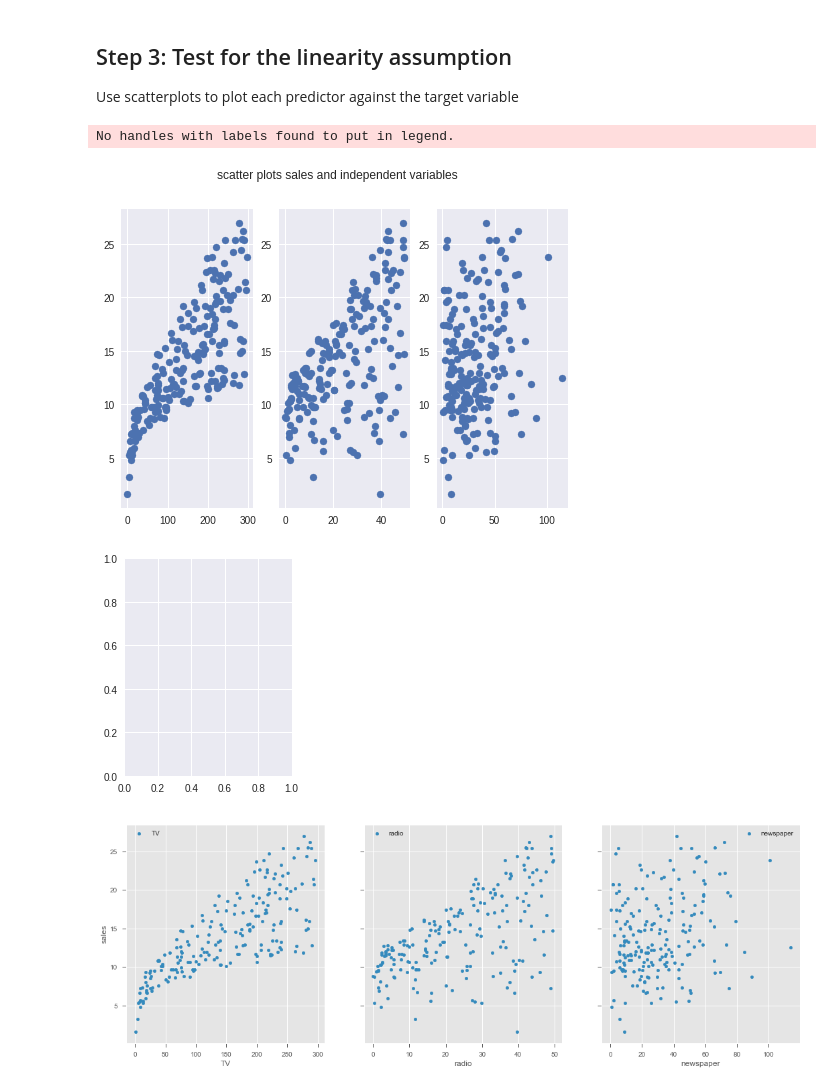
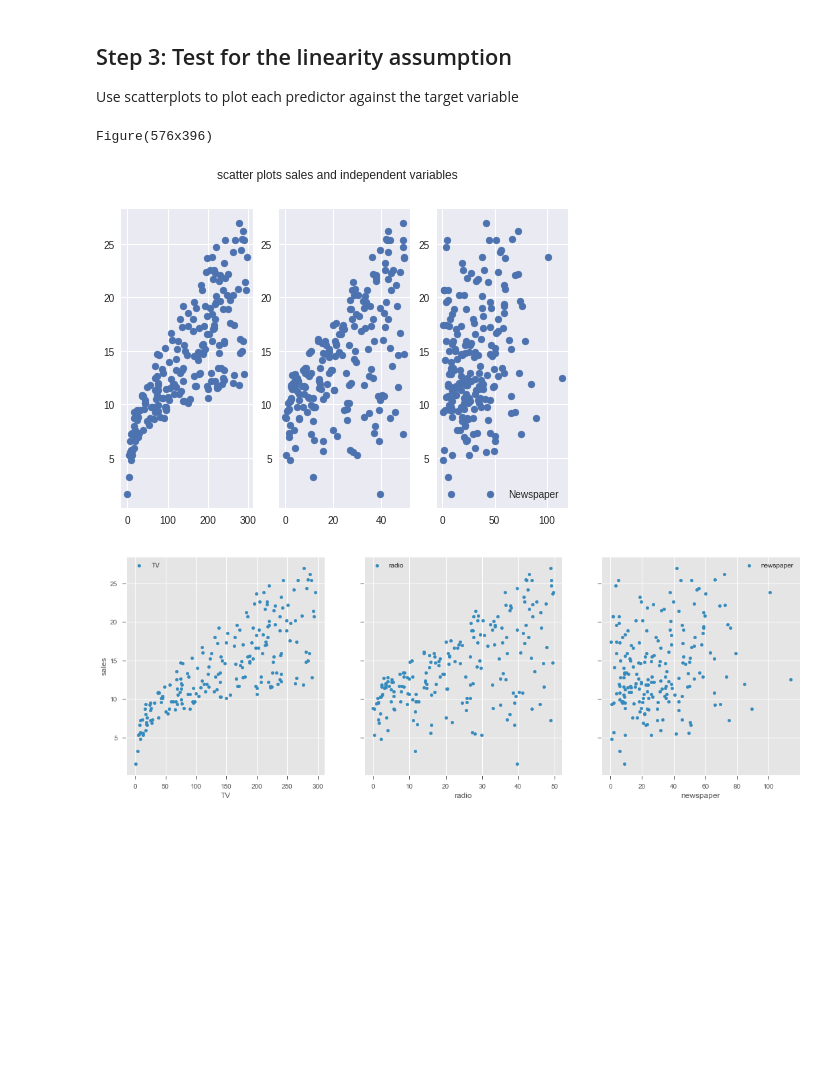
Before and after one commit to OsterMendel/dsc-ols-statsmodels-lab-nyc-ds-033020, a Jupyter notebook: index.ipynb, the cells around one changed output. Saved outputs shown, nothing was run; the diff lists cells and outputs as text; code cells hidden in the pictures; blank space fills up the shorter version.

```diff
--- a/index.ipynb
+++ b/index.ipynb
@@ -80,17 +80,16 @@ for var in df.columns:
 Use scatterplots to plot each predictor against the target variable
 # %%
 fig, (ax1, ax2, ax3) = plt.subplots(1, 3)
-fi
+print(fig)
 fig.suptitle('scatter plots sales and independent variables')
 ax1.scatter(df['TV'], df['sales'],label='TV')
 ax2.scatter(df['radio'], df['sales'],label='Radio')
 ax3.scatter(df['newspaper'], df['sales'],label='Newspaper')
 plt.legend();
 plt.show()
 # %% [output]
-No handles with labels found to put in legend.
+Figure(576x396)
-[figure, old version]
+[figure, new version]
-[figure, removed]
 # %%
 # visualize the relationship between the predictors and the target using scatterplots
 
```
